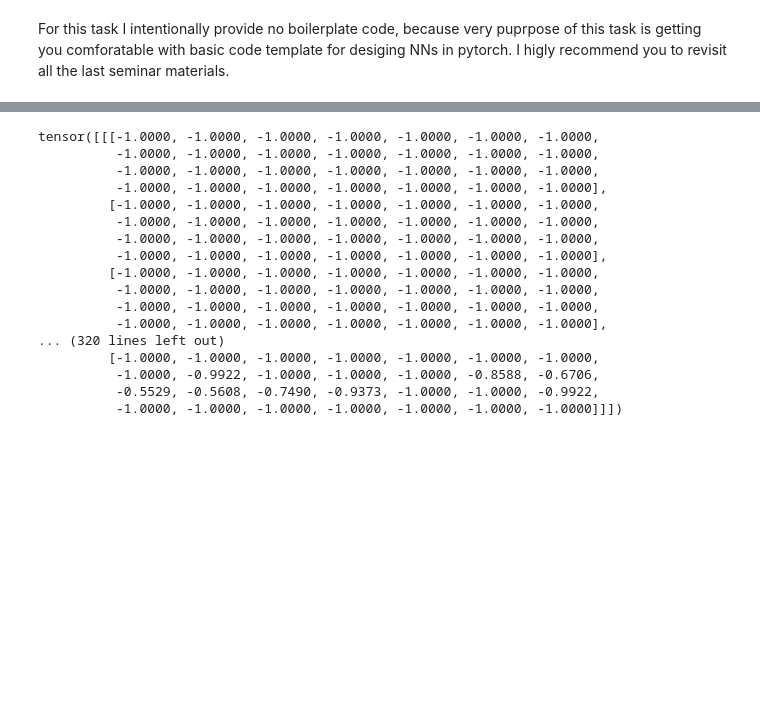
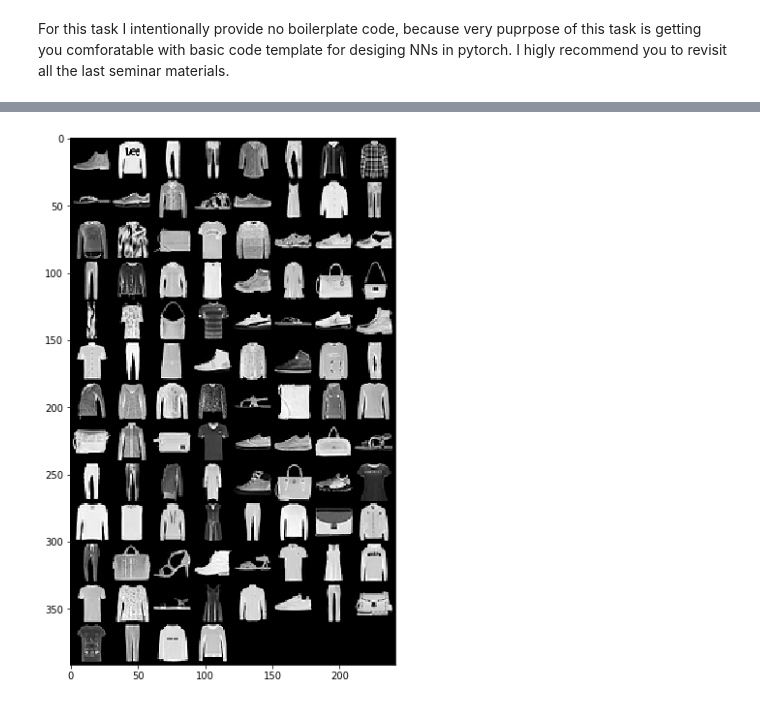
Before and after one commit to maxkvant/DeepLearningHw, a Jupyter notebook: 01/task_2.ipynb, the cells around one changed output, grey strips where cells are left out. Drawn from its saved outputs; the diff is of its cells as text; code cells hidden in the pictures; blank space fills up the shorter version.

```diff
--- a/01/task_2.ipynb
+++ b/01/task_2.ipynb
@@ -35,11 +41,12 @@ learing_rate = 0.01
 # %%
 dataset_dir = "fasion_mnist"
 transform = transforms.Compose([
+    transforms.RandomCrop(image_sz, padding=3),
     transforms.ToTensor(),
-    transforms.Normalize([0.5], [0.5])
 ])
+
 train_dataset = datasets.FashionMNIST(dataset_dir, train=True, download=False, transform=transform)
-train_dataloader = DataLoader(dataset=train_dataset, batch_size=batch_size, shuffle=True)
 
-test_dataset = datasets.FashionMNIST(dataset_dir, train=False, download=False, transform=transform)
-test_dataloader = DataLoader(dataset=test_dataset, batch_size=batch_size, shuffle=True)
+test_dataset = datasets.FashionMNIST(dataset_dir, train=False, download=False, transform=transforms.ToTensor())
+
+classes = ('T-shirt/top', 'Trouser', 'Pullover', 'Dress', 'Coat', 'Sandal', 'Shirt', 'Sneaker', 'Bag', 'Ankle boot')
@@ -48,25 +53,14 @@ device = torch.device('cuda' if torch.cuda.is_available() else 'cpu')
-# %%
-i = 0
-for a, _ in train_dataset:
-    i += 1
-    if i > 3:
-        break
-    print(a)
-# %% [output]
-tensor([[[-1.0000, -1.0000, -1.0000, -1.0000, -1.0000, -1.0000, -1.0000,
-          -1.0000, -1.0000, -1.0000, -1.0000, -1.0000, -1.0000, -1.0000,
-          -1.0000, -1.0000, -1.0000, -1.0000, -1.0000, -1.0000, -1.0000,
-          -1.0000, -1.0000, -1.0000, -1.0000, -1.0000, -1.0000, -1.0000],
-         [-1.0000, -1.0000, -1.0000, -1.0000, -1.0000, -1.0000, -1.0000,
-          -1.0000, -1.0000, -1.0000, -1.0000, -1.0000, -1.0000, -1.0000,
-          -1.0000, -1.0000, -1.0000, -1.0000, -1.0000, -1.0000, -1.0000,
-          -1.0000, -1.0000, -1.0000, -1.0000, -1.0000, -1.0000, -1.0000],
-         [-1.0000, -1.0000, -1.0000, -1.0000, -1.0000, -1.0000, -1.0000,
-          -1.0000, -1.0000, -1.0000, -1.0000, -1.0000, -1.0000, -1.0000,
-          -1.0000, -1.0000, -1.0000, -1.0000, -1.0000, -1.0000, -1.0000,
-          -1.0000, -1.0000, -1.0000, -1.0000, -1.0000, -1.0000, -1.0000],
-... (320 lines left out)
-         [-1.0000, -1.0000, -1.0000, -1.0000, -1.0000, -1.0000, -1.0000,
-          -1.0000, -0.9922, -1.0000, -1.0000, -1.0000, -0.8588, -0.6706,
-          -0.5529, -0.5608, -0.7490, -0.9373, -1.0000, -1.0000, -0.9922,
-          -1.0000, -1.0000, -1.0000, -1.0000, -1.0000, -1.0000, -1.0000]]])
+# %%
+def visualize_images(images):
+    def show(img):
+        npimg = img.numpy()
+        plt.figure(figsize=(10, 10))
+        plt.imshow(np.transpose(npimg, (1,2,0)), interpolation='nearest')
+    grid = torchvision.utils.make_grid(images, )
+    show(grid)
+
+images, _ = next(DataLoader(dataset=test_dataset, batch_size=100).__iter__())
+
+visualize_images(images)
+# %% [output]
+[figure, added]
```
Also changed, not shown: parts of 8 cells of this notebook.
